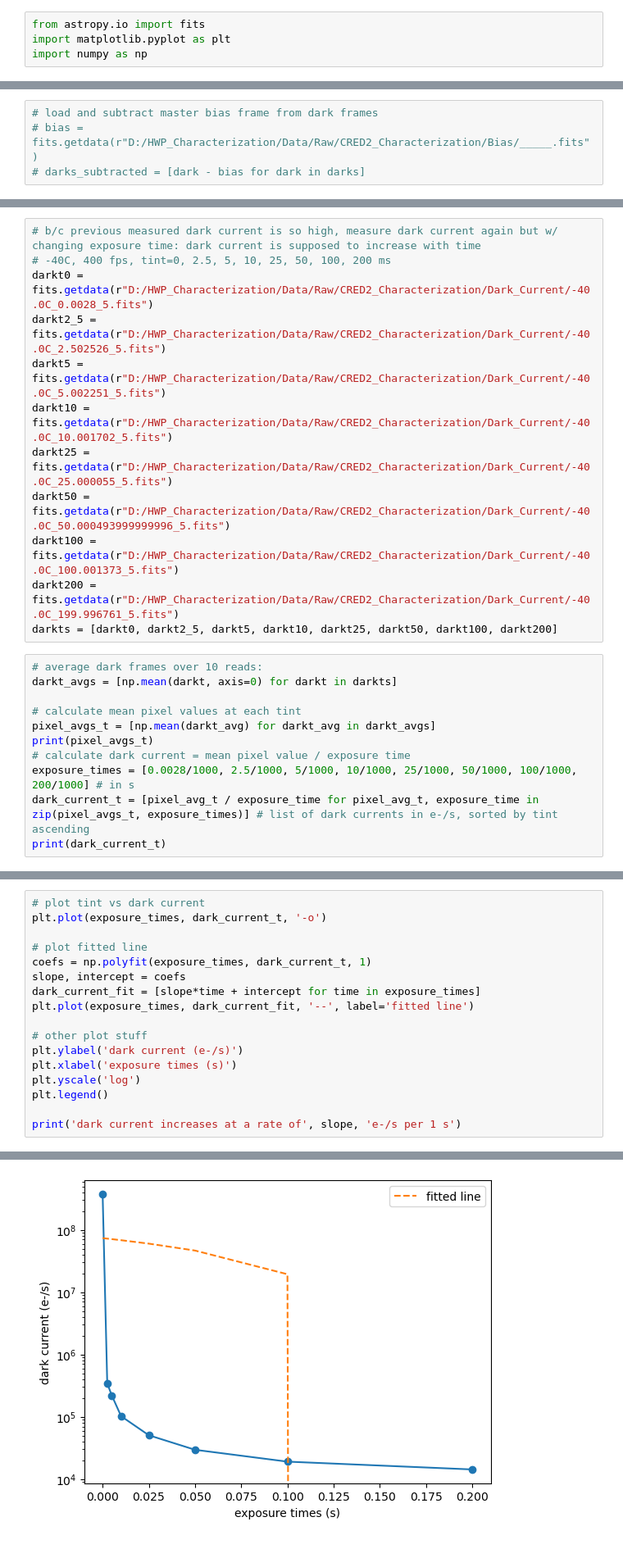
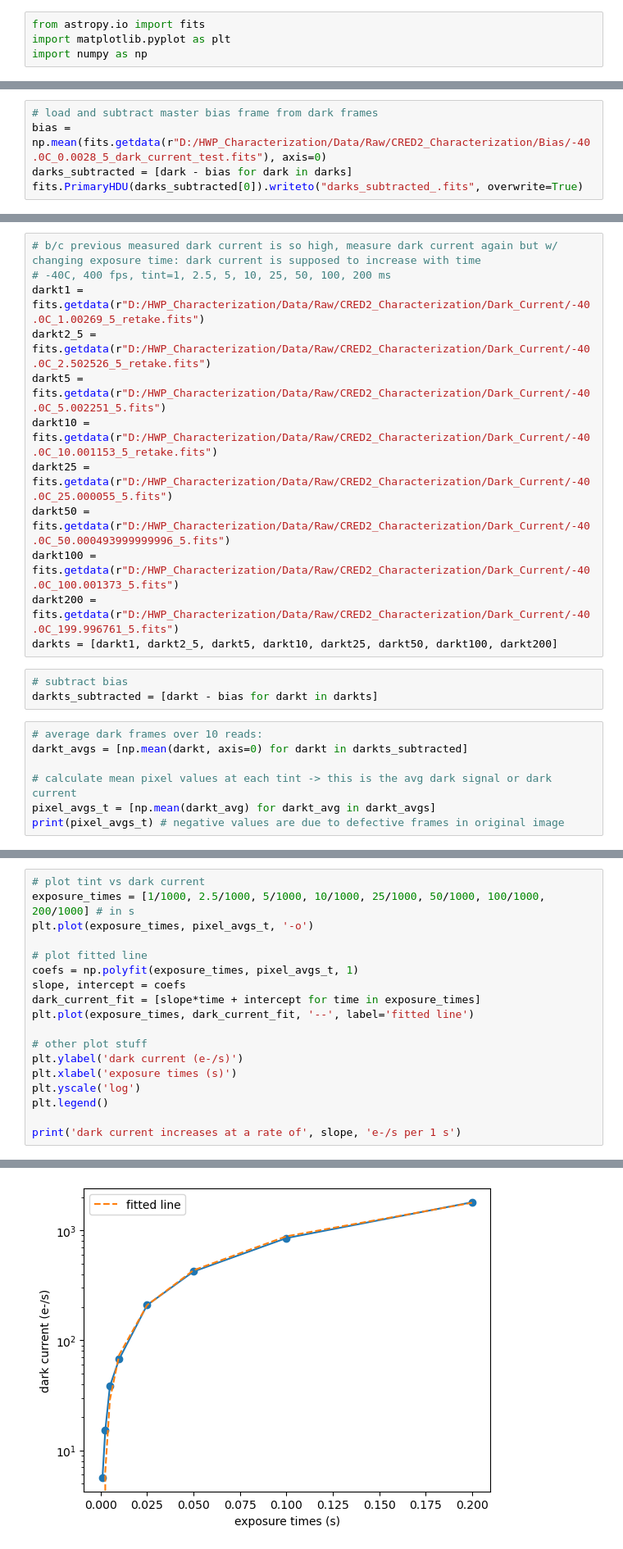
Before and after one commit to courtneyduong/cred2-characterization, a Jupyter notebook: dark current analysis.ipynb, the cells around one changed output, grey strips where cells are left out. Shown at 82% size. Saved outputs shown, nothing was run; the diff lists cells and outputs as text.

```diff
--- a/dark current analysis.ipynb
+++ b/dark current analysis.ipynb
@@ -16,5 +16,6 @@ dark0 = fits.getdata(r"D:/HWP_Characterization/Data/Raw/CRED2_Characterization/D
 darks = [dark40, dark35, dark30, dark25, dark20, dark15, dark10, dark5, dark0]
 # %%
 # load and subtract master bias frame from dark frames
-# bias = fits.getdata(r"D:/HWP_Characterization/Data/Raw/CRED2_Characterization/Bias/_____.fits")
-# darks_subtracted = [dark - bias for dark in darks]
+bias = np.mean(fits.getdata(r"D:/HWP_Characterization/Data/Raw/CRED2_Characterization/Bias/-40.0C_0.0028_5_dark_current_test.fits"), axis=0)
+darks_subtracted = [dark - bias for dark in darks]
+fits.PrimaryHDU(darks_subtracted[0]).writeto("darks_subtracted_.fits", overwrite=True)
@@ -69,24 +63,23 @@ dark current increases at a rate of 8626.47436828212 e-/s per degree Celsius
 # %%
 # b/c previous measured dark current is so high, measure dark current again but w/ changing exposure time: dark current is supposed to increase with time
-# -40C, 400 fps, tint=0, 2.5, 5, 10, 25, 50, 100, 200 ms
-darkt0 = fits.getdata(r"D:/HWP_Characterization/Data/Raw/CRED2_Characterization/Dark_Current/-40.0C_0.0028_5.fits")
-darkt2_5 = fits.getdata(r"D:/HWP_Characterization/Data/Raw/CRED2_Characterization/Dark_Current/-40.0C_2.502526_5.fits")
+# -40C, 400 fps, tint=1, 2.5, 5, 10, 25, 50, 100, 200 ms
+darkt1 = fits.getdata(r"D:/HWP_Characterization/Data/Raw/CRED2_Characterization/Dark_Current/-40.0C_1.00269_5_retake.fits")
+darkt2_5 = fits.getdata(r"D:/HWP_Characterization/Data/Raw/CRED2_Characterization/Dark_Current/-40.0C_2.502526_5_retake.fits")
 darkt5 = fits.getdata(r"D:/HWP_Characterization/Data/Raw/CRED2_Characterization/Dark_Current/-40.0C_5.002251_5.fits")
-darkt10 = fits.getdata(r"D:/HWP_Characterization/Data/Raw/CRED2_Characterization/Dark_Current/-40.0C_10.001702_5.fits")
+darkt10 = fits.getdata(r"D:/HWP_Characterization/Data/Raw/CRED2_Characterization/Dark_Current/-40.0C_10.001153_5_retake.fits")
 darkt25 = fits.getdata(r"D:/HWP_Characterization/Data/Raw/CRED2_Characterization/Dark_Current/-40.0C_25.000055_5.fits")
 darkt50 = fits.getdata(r"D:/HWP_Characterization/Data/Raw/CRED2_Characterization/Dark_Current/-40.0C_50.000493999999996_5.fits")
 darkt100 = fits.getdata(r"D:/HWP_Characterization/Data/Raw/CRED2_Characterization/Dark_Current/-40.0C_100.001373_5.fits")
 darkt200 = fits.getdata(r"D:/HWP_Characterization/Data/Raw/CRED2_Characterization/Dark_Current/-40.0C_199.996761_5.fits")
-darkts = [darkt0, darkt2_5, darkt5, darkt10, darkt25, darkt50, darkt100, darkt200]
+darkts = [darkt1, darkt2_5, darkt5, darkt10, darkt25, darkt50, darkt100, darkt200]
+# %%
+# subtract bias
+darkts_subtracted = [darkt - bias for darkt in darkts]
 # %%
 # average dark frames over 10 reads:
-darkt_avgs = [np.mean(darkt, axis=0) for darkt in darkts]
+darkt_avgs = [np.mean(darkt, axis=0) for darkt in darkts_subtracted]
 
-# calculate mean pixel values at each tint
+# calculate mean pixel values at each tint -> this is the avg dark signal or dark current
 pixel_avgs_t = [np.mean(darkt_avg) for darkt_avg in darkt_avgs]
-print(pixel_avgs_t)
-# calculate dark current = mean pixel value / exposure time
-exposure_times = [0.0028/1000, 2.5/1000, 5/1000, 10/1000, 25/1000, 50/1000, 100/1000, 200/1000] # in s
-dark_current_t = [pixel_avg_t / exposure_time for pixel_avg_t, exposure_time in zip(pixel_avgs_t, exposure_times)] # list of dark currents in e-/s, sorted by tint ascending
-print(dark_current_t)
+print(pixel_avgs_t) # negative values are due to defective frames in original image
 # %% [output]
@@ -95,9 +87,10 @@ print(dark_current_t)
 # %%
 # plot tint vs dark current
-plt.plot(exposure_times, dark_current_t, '-o')
+exposure_times = [1/1000, 2.5/1000, 5/1000, 10/1000, 25/1000, 50/1000, 100/1000, 200/1000] # in s
+plt.plot(exposure_times, pixel_avgs_t, '-o')
 
 # plot fitted line
-coefs = np.polyfit(exposure_times, dark_current_t, 1)
+coefs = np.polyfit(exposure_times, pixel_avgs_t, 1)
 slope, intercept = coefs
 dark_current_fit = [slope*time + intercept for time in exposure_times]
 plt.plot(exposure_times, dark_current_fit, '--', label='fitted line')
@@ -114 +107 @@ dark current increases at a rate of -544509276.4183284 e-/s per 1 s
-[figure, old version]
+[figure, new version]
```
Also changed, not shown: parts of 5 cells of this notebook.
